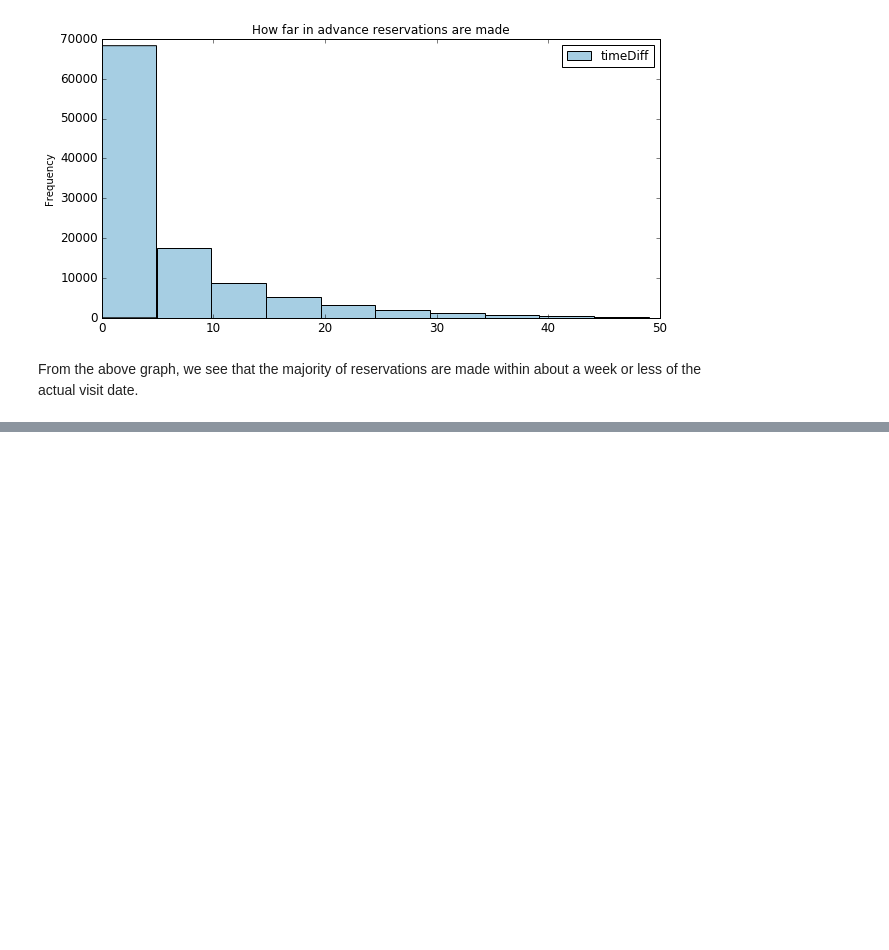
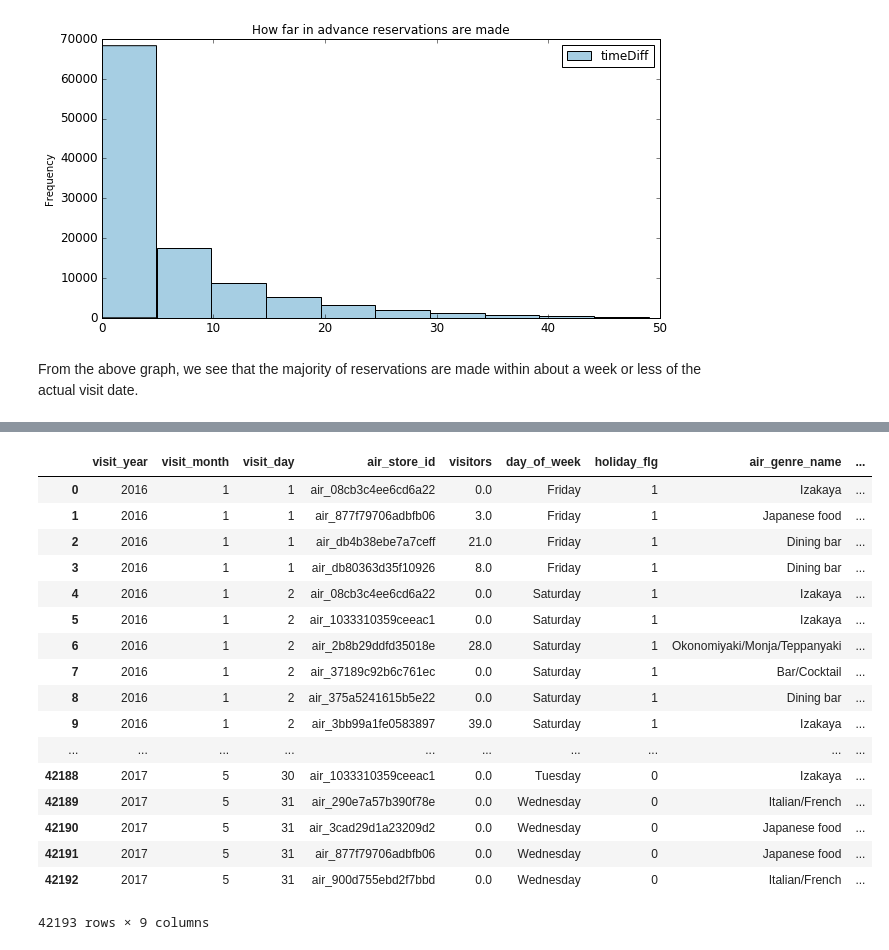
Before and after one commit to jieunyoo/kaggle-recruit-restaurant-predictions, a Jupyter notebook: 03-data-visualization.ipynb, the cells around one changed output, grey strips where cells are left out. Drawn from its saved outputs; the diff is of its cells as text; code cells hidden in the pictures; blank space fills up the shorter version.

Commit message:
sum up #reserve_visitors for each restaurant per day

```diff
--- a/03-data-visualization.ipynb
+++ b/03-data-visualization.ipynb
@@ -227,0 +236,2 @@ From the above graph, we see that the majority of reservations are made within a
+# %%
+trainDF.sort_values(by=['visit_year','visit_month', 'visit_day', 'air_store_id'],ascending=[True,True,True,True],inplace=True)
@@ -227,0 +252,23 @@ From the above graph, we see that the majority of reservations are made within a
+# %%
+grouped=trainDF.groupby(['visit_year','visit_month', 'visit_day','air_store_id','visitors', 'day_of_week', 'holiday_flg', 'air_genre_name'], as_index=False)['reserve_visitors'].sum()
+# %%
+grouped
+# %% [output]
+|  | visit_year | visit_month | visit_day | air_store_id | visitors | day_of_week | holiday_flg | air_genre_name | ... |
+| 0 | 2016 | 1 | 1 | air_08cb3c4ee6cd6a22 | 0.0 | Friday | 1 | Izakaya | ... |
+| 1 | 2016 | 1 | 1 | air_877f79706adbfb06 | 3.0 | Friday | 1 | Japanese food | ... |
+| 2 | 2016 | 1 | 1 | air_db4b38ebe7a7ceff | 21.0 | Friday | 1 | Dining bar | ... |
+| 3 | 2016 | 1 | 1 | air_db80363d35f10926 | 8.0 | Friday | 1 | Dining bar | ... |
+| 4 | 2016 | 1 | 2 | air_08cb3c4ee6cd6a22 | 0.0 | Saturday | 1 | Izakaya | ... |
+| 5 | 2016 | 1 | 2 | air_1033310359ceeac1 | 0.0 | Saturday | 1 | Izakaya | ... |
+| 6 | 2016 | 1 | 2 | air_2b8b29ddfd35018e | 28.0 | Saturday | 1 | Okonomiyaki/Monja/Teppanyaki | ... |
+| 7 | 2016 | 1 | 2 | air_37189c92b6c761ec | 0.0 | Saturday | 1 | Bar/Cocktail | ... |
+| 8 | 2016 | 1 | 2 | air_375a5241615b5e22 | 0.0 | Saturday | 1 | Dining bar | ... |
+| 9 | 2016 | 1 | 2 | air_3bb99a1fe0583897 | 39.0 | Saturday | 1 | Izakaya | ... |
+| ... | ... | ... | ... | ... | ... | ... | ... | ... | ... |
+| 42188 | 2017 | 5 | 30 | air_1033310359ceeac1 | 0.0 | Tuesday | 0 | Izakaya | ... |
+| 42189 | 2017 | 5 | 31 | air_290e7a57b390f78e | 0.0 | Wednesday | 0 | Italian/French | ... |
+| 42190 | 2017 | 5 | 31 | air_3cad29d1a23209d2 | 0.0 | Wednesday | 0 | Japanese food | ... |
+| 42191 | 2017 | 5 | 31 | air_877f79706adbfb06 | 0.0 | Wednesday | 0 | Japanese food | ... |
+| 42192 | 2017 | 5 | 31 | air_900d755ebd2f7bbd | 0.0 | Wednesday | 0 | Italian/French | ... |
+42193 rows × 9 columns
```
Also changed, not shown: parts of 2 cells of this notebook.
